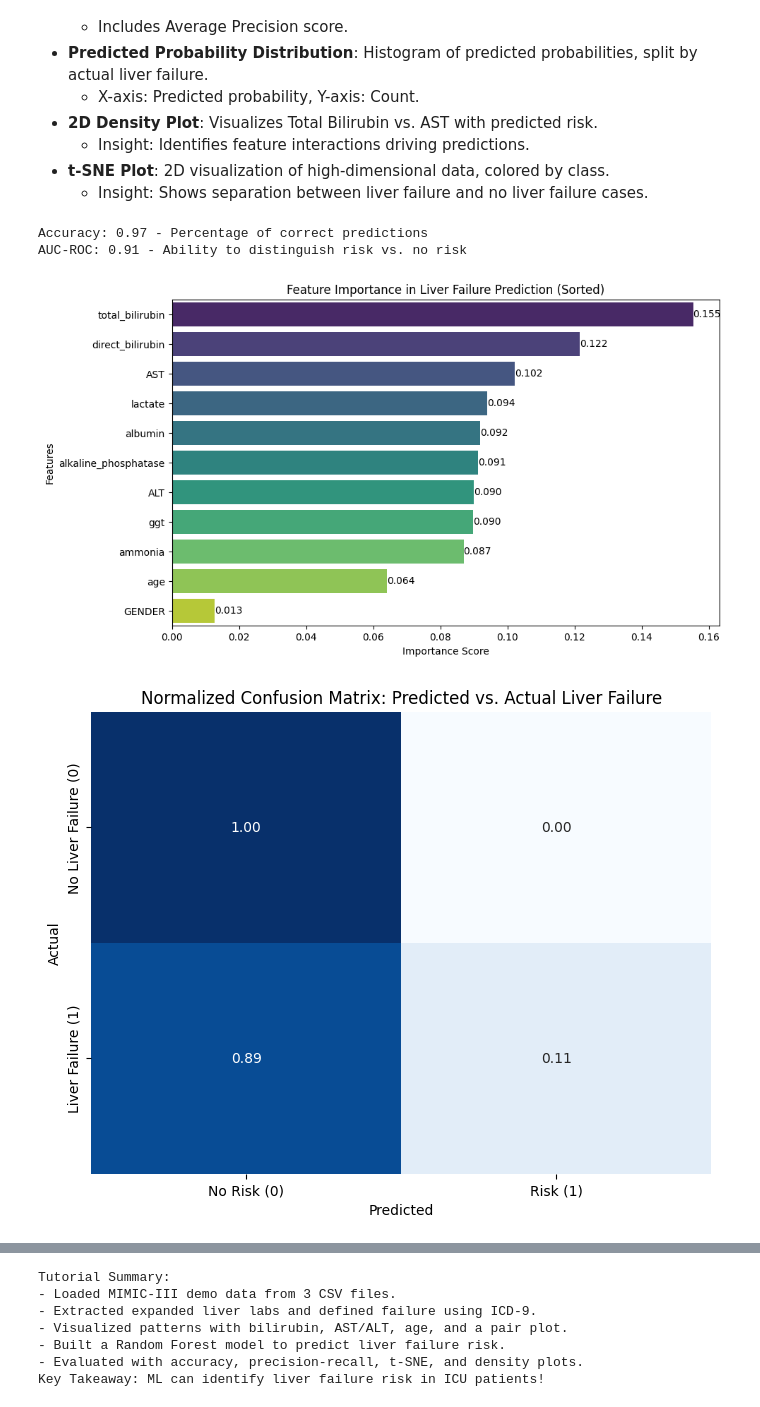
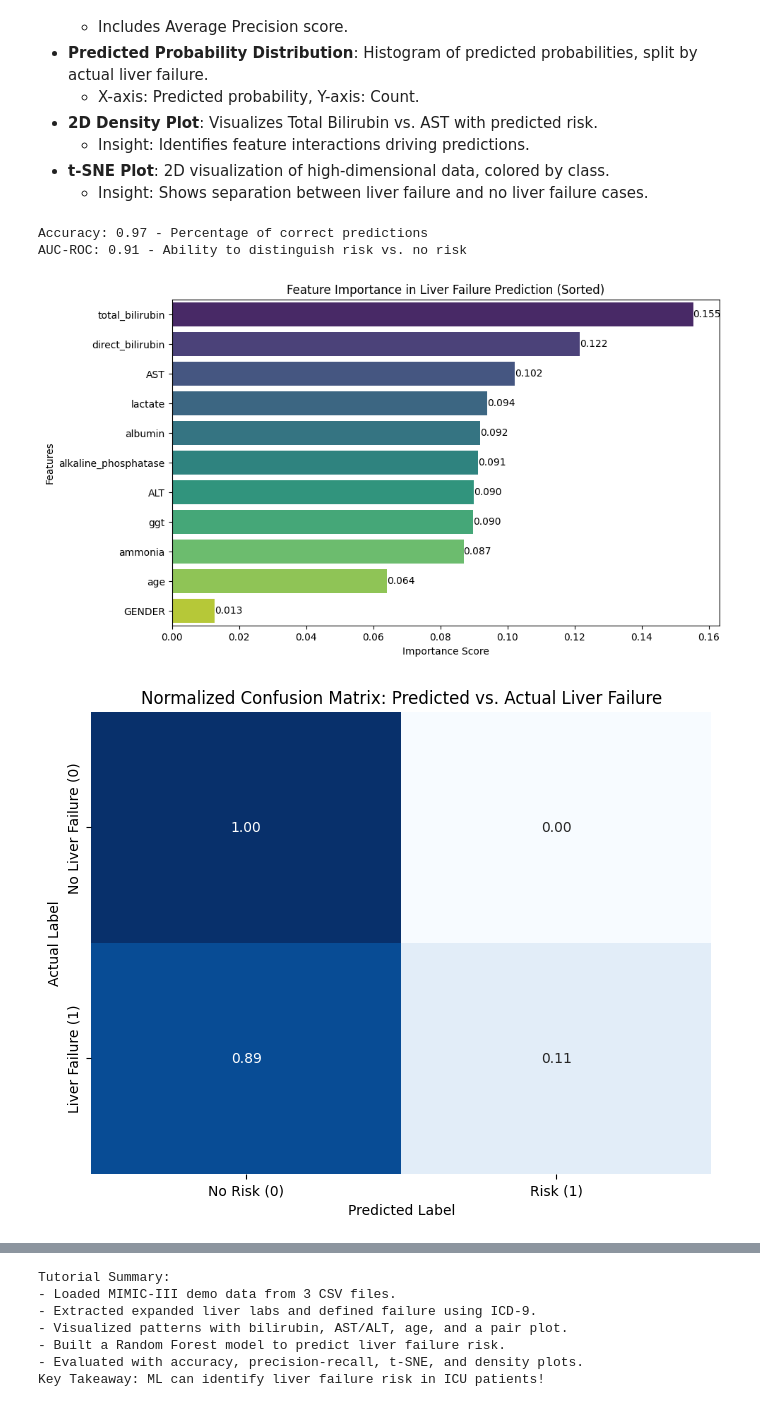
Before and after one commit to jminjares4/AI-in-Healthcare, a Jupyter notebook: Self_Learning_Tutorial/SLT.ipynb, the cells around one changed output, grey strips where cells are left out. Cells and saved outputs as stored; diff of their text form; code cells hidden in the pictures.

```diff
--- a/Self_Learning_Tutorial/SLT.ipynb
+++ b/Self_Learning_Tutorial/SLT.ipynb
@@ -202,44 +232,52 @@ Model training completed!
   - Insight: Shows separation between liver failure and no liver failure cases.
 # %%
 # Step 5 - Analyze and Visualize Results
-# Calculate metrics
-accuracy = accuracy_score(y_test, y_pred)
-auc = roc_auc_score(y_test, y_pred_proba)
+
+# Calculate key evaluation metrics
+accuracy = accuracy_score(y_test, y_pred)  # Percentage of correctly classified samples
+auc = roc_auc_score(y_test, y_pred_proba)  # Area Under the ROC Curve (discriminatory power)
 print(f"Accuracy: {accuracy:.2f} - Percentage of correct predictions")
 print(f"AUC-ROC: {auc:.2f} - Ability to distinguish risk vs. no risk")
 
-# Plot 5: Sorted Feature Importance with Labels
+# Plot 5: Feature Importance (Sorted)
+# This bar plot visualizes the most important features contributing to liver failure predictions.
 plt.figure(figsize=(10, 6))
-importances = rf_model.feature_importances_
-indices = np.argsort(importances)[::-1]
-sorted_features = [features[i] for i in indices]
-sorted_importances = importances[indices]
+importances = rf_model.feature_importances_  # Extract feature importance scores
+indices = np.argsort(importances)[::-1]  # Sort in descending order
+sorted_features = [features[i] for i in indices]  # Retrieve sorted feature names
+sorted_importances = importances[indices]  # Retrieve sorted importance scores
+
 sns.barplot(x=sorted_importances, y=sorted_features, hue=sorted_features, palette='viridis', legend=False)
 for i, v in enumerate(sorted_importances):
-    plt.text(v, i, f'{v:.3f}', va='center')
+    plt.text(v, i, f'{v:.3f}', va='center')  # Add labels for better readability
 plt.title("Feature Importance in Liver Failure Prediction (Sorted)")
 plt.xlabel("Importance Score")
 plt.ylabel("Features")
 plt.show()
 
 # Plot 6: Normalized Confusion Matrix
+# This heatmap shows the model's performance in predicting liver failure risk.
 test_data = X_test.copy()
-test_data['predicted_risk'] = y_pred
-test_data['actual_liver_failure'] = data.loc[X_test.index, 'actual_liver_failure']
+test_data['predicted_risk'] = y_pred  # Add predicted labels to the test dataset
+test_data['actual_liver_failure'] = data.loc[X_test.index, 'actual_liver_failure']  # Add actual labels
+
+# Compute and normalize confusion matrix
 cm = confusion_matrix(test_data['actual_liver_failure'], test_data['predicted_risk'])
-cm_normalized = cm.astype('float') / cm.sum(axis=1)[:, np.newaxis]
+cm_normalized = cm.astype('float') / cm.sum(axis=1)[:, np.newaxis]  # Normalize per row
 
 plt.figure(figsize=(8, 6))
 sns.heatmap(cm_normalized, annot=True, fmt='.2f', cmap='Blues', cbar=False,
             xticklabels=['No Risk (0)', 'Risk (1)'], yticklabels=['No Liver Failure (0)', 'Liver Failure (1)'])
 plt.title("Normalized Confusion Matrix: Predicted vs. Actual Liver Failure")
-plt.xlabel("Predicted")
-plt.ylabel("Actual")
+plt.xlabel("Predicted Label")
+plt.ylabel("Actual Label")
 plt.show()
 
 # Plot 7: Precision-Recall Curve
+# This curve shows the trade-off between precision and recall, useful for imbalanced datasets.
 precision, recall, _ = precision_recall_curve(y_test, y_pred_proba)
 ap = average_precision_score(y_test, y_pred_proba)
+
 plt.figure(figsize=(8, 6))
 plt.plot(recall, precision, color='blue', label=f'PR Curve (AP = {ap:.2f})')
 plt.title("Precision-Recall Curve for Liver Failure Prediction")
@@ -249,48 +287,53 @@ plt.legend(loc='lower left')
 plt.show()
 
 # Plot 8: Predicted Probability Distribution
+# This histogram visualizes how confident the model is in its predictions.
 test_data['predicted_proba'] = y_pred_proba
+
 plt.figure(figsize=(10, 6))
 sns.histplot(data=test_data, x='predicted_proba', hue='actual_liver_failure', bins=30, kde=True)
 plt.legend(title="Actual Liver Failure", labels=['No Liver Failure (0)', 'Liver Failure (1)'])
-
 plt.title("Distribution of Predicted Probabilities by Actual Liver Failure")
 plt.xlabel("Predicted Probability of Liver Failure")
 plt.ylabel("Count")
 plt.legend(labels=['No Liver Failure (0)', 'Liver Failure (1)'])
 plt.show()
 
-# Plot 9: t-SNE Plot (Replaces SHAP Summary Plot)
-tsne = TSNE(n_components=2, random_state=42, perplexity=30)
-X_tsne = tsne.fit_transform(X_test)
+# Plot 9: t-SNE Visualization
+# t-SNE reduces high-dimensional data to 2D for visualization of clustering.
+tsne = TSNE(n_components=2, random_state=42, perplexity=30)  # Perplexity controls the balance between local/global structure
+X_tsne = tsne.fit_transform(X_test)  # Apply t-SNE transformation
+
 plt.figure(figsize=(10, 6))
 scatter = plt.scatter(X_tsne[:, 0], X_tsne[:, 1], c=test_data['actual_liver_failure'], cmap='viridis')
-plt.colorbar(scatter, label='Actual Liver Failure (0 = No, 1 = Yes)')
+plt.colorbar(scatter, label='Actual Liver Failure (0 = No, 1 = Yes)')  # Add color legend
 plt.title("t-SNE Visualization of Liver Failure Data")
 plt.xlabel("t-SNE Component 1")
 plt.ylabel("t-SNE Component 2")
 plt.show()
 
 # Plot 10: 2D Density Plot (Total Bilirubin vs. AST)
+# This KDE plot shows the density distribution of patients based on bilirubin and AST levels.
 plt.figure(figsize=(10, 6))
 ax = sns.kdeplot(
     data=test_data, x='total_bilirubin', y='AST', hue='predicted_risk',
     fill=True, alpha=0.5
 )
-# Fix legend issue
+
+# Fix legend issue to match other plots
 handles, labels = ax.get_legend_handles_labels()
 plt.legend(handles, labels, title="Predicted Risk", loc="upper right")
 plt.title("2D Density Plot: Total Bilirubin vs. AST by Predicted Risk")
 plt.xlabel("Total Bilirubin (mg/dL)")
 plt.ylabel("AST (U/L)")
-plt.xlim(0, 20)
-plt.ylim(0, 500)
+plt.xlim(0, 20)  # Limit x-axis for better visibility
+plt.ylim(0, 500)  # Limit y-axis to relevant AST values
 plt.show()
 # %% [output]
 Accuracy: 0.97 - Percentage of correct predictions
 AUC-ROC: 0.91 - Ability to distinguish risk vs. no risk
 [figure]
-[figure, old version]
+[figure, new version]
 [figure]
 [figure]
 [figure]
```
Also changed, not shown: parts of 4 cells of this notebook.
